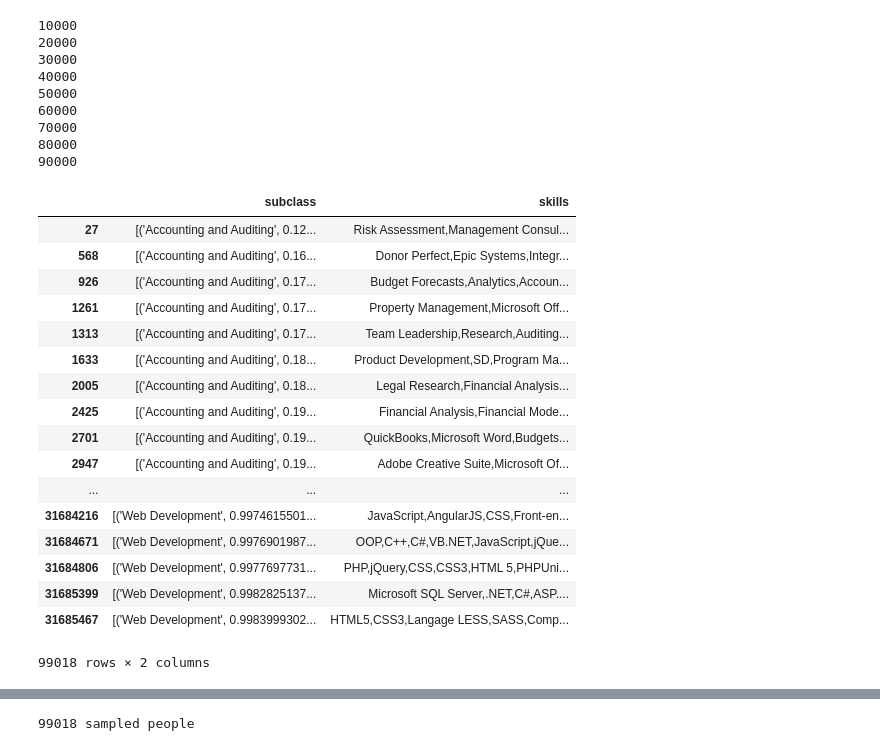
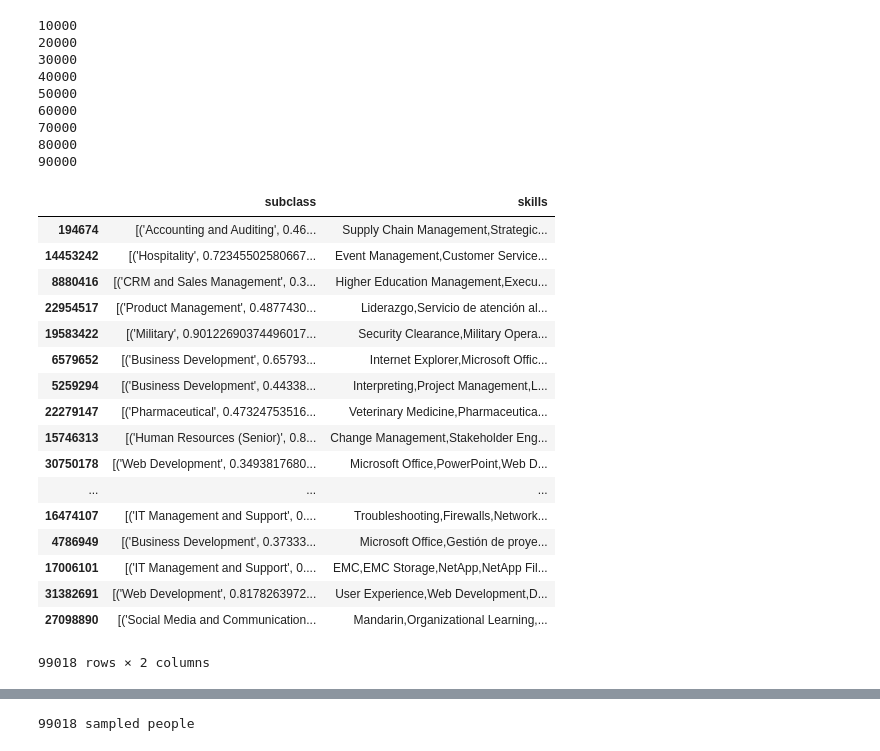
Before and after one commit to hodsonjames/employment, a Jupyter notebook: LDA_Replication.ipynb, the cells around one changed output, grey strips where cells are left out. Drawn from its saved outputs; the diff is of its cells as text; code cells hidden in the pictures.

```diff
--- a/LDA_Replication.ipynb
+++ b/LDA_Replication.ipynb
@@ -15,47 +15,49 @@ import matplotlib.pyplot as plt
 # %%
 chunksize = 320 #approximately 31685708 entries
 
 df = pd.DataFrame()
 curr_chunk = 0
 data=pd.read_csv('all_skills_sorted.tsv', sep='\t', chunksize=chunksize)
 
 for chunk in data:
     rand_person = chunk.sample(n=1)
     df = pd.concat([df, rand_person])
 
     # log progress
     curr_chunk += 1
     if curr_chunk % 10000 == 0:
         print(curr_chunk)
 
 df.columns = ['subclass', 'skills']
+# shuffle the rows in the data frame to prevent converging at a poor minimum
+df = df.sample(frac=1)
 df
 # %% [output]
 10000
 20000
 30000
 40000
 50000
 60000
 70000
 80000
 90000
 |  | subclass | skills |
-| 27 | [('Accounting and Auditing', 0.12... | Risk Assessment,Management Consul... |
-| 568 | [('Accounting and Auditing', 0.16... | Donor Perfect,Epic Systems,Integr... |
-| 926 | [('Accounting and Auditing', 0.17... | Budget Forecasts,Analytics,Accoun... |
-| 1261 | [('Accounting and Auditing', 0.17... | Property Management,Microsoft Off... |
-| 1313 | [('Accounting and Auditing', 0.17... | Team Leadership,Research,Auditing... |
-| 1633 | [('Accounting and Auditing', 0.18... | Product Development,SD,Program Ma... |
-| 2005 | [('Accounting and Auditing', 0.18... | Legal Research,Financial Analysis... |
-| 2425 | [('Accounting and Auditing', 0.19... | Financial Analysis,Financial Mode... |
-| 2701 | [('Accounting and Auditing', 0.19... | QuickBooks,Microsoft Word,Budgets... |
-| 2947 | [('Accounting and Auditing', 0.19... | Adobe Creative Suite,Microsoft Of... |
+| 194674 | [('Accounting and Auditing', 0.46... | Supply Chain Management,Strategic... |
+| 14453242 | [('Hospitality', 0.72345502580667... | Event Management,Customer Service... |
+| 8880416 | [('CRM and Sales Management', 0.3... | Higher Education Management,Execu... |
+| 22954517 | [('Product Management', 0.4877430... | Liderazgo,Servicio de atención al... |
+| 19583422 | [('Military', 0.90122690374496017... | Security Clearance,Military Opera... |
+| 6579652 | [('Business Development', 0.65793... | Internet Explorer,Microsoft Offic... |
+| 5259294 | [('Business Development', 0.44338... | Interpreting,Project Management,L... |
+| 22279147 | [('Pharmaceutical', 0.47324753516... | Veterinary Medicine,Pharmaceutica... |
+| 15746313 | [('Human Resources (Senior)', 0.8... | Change Management,Stakeholder Eng... |
+| 30750178 | [('Web Development', 0.3493817680... | Microsoft Office,PowerPoint,Web D... |
 | ... | ... | ... |
-| 31684216 | [('Web Development', 0.9974615501... | JavaScript,AngularJS,CSS,Front-en... |
-| 31684671 | [('Web Development', 0.9976901987... | OOP,C++,C#,VB.NET,JavaScript,jQue... |
-| 31684806 | [('Web Development', 0.9977697731... | PHP,jQuery,CSS,CSS3,HTML 5,PHPUni... |
-| 31685399 | [('Web Development', 0.9982825137... | Microsoft SQL Server,.NET,C#,ASP.... |
-| 31685467 | [('Web Development', 0.9983999302... | HTML5,CSS3,Langage LESS,SASS,Comp... |
+| 16474107 | [('IT Management and Support', 0.... | Troubleshooting,Firewalls,Network... |
+| 4786949 | [('Business Development', 0.37333... | Microsoft Office,Gestión de proye... |
+| 17006101 | [('IT Management and Support', 0.... | EMC,EMC Storage,NetApp,NetApp Fil... |
+| 31382691 | [('Web Development', 0.8178263972... | User Experience,Web Development,D... |
+| 27098890 | [('Social Media and Communication... | Mandarin,Organizational Learning,... |
 99018 rows × 2 columns
 # %%
```
Also changed, not shown: parts of 21 cells of this notebook.
